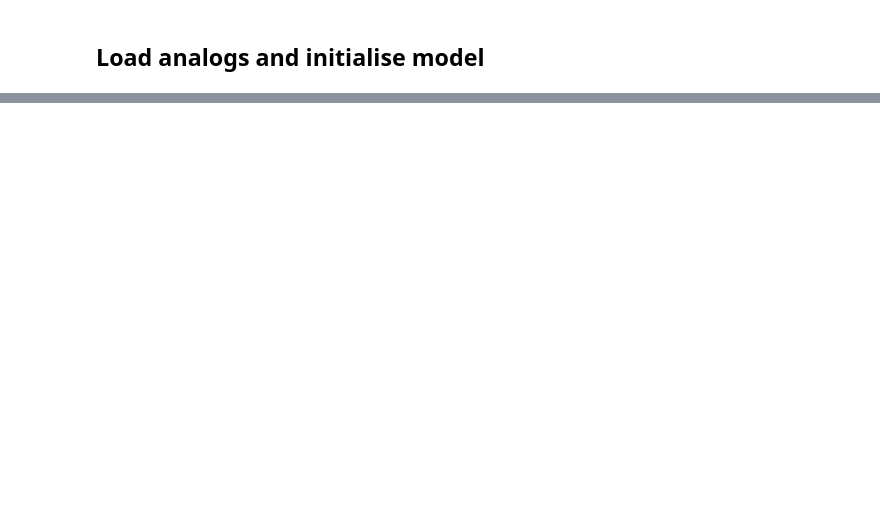
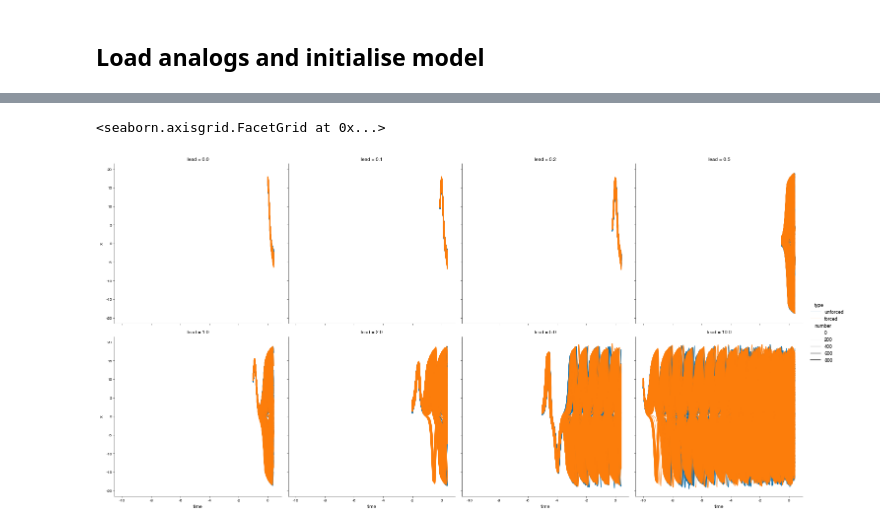
Before and after one commit to njleach/Thesis, a Jupyter notebook: Introduction/Figures/initialised-lorenz.ipynb, the cells around one changed output, grey strips where cells are left out. Cells and saved outputs as stored; diff of their text form; code cells hidden in the pictures; blank space fills up the shorter version.

```diff
--- a/Introduction/Figures/initialised-lorenz.ipynb
+++ b/Introduction/Figures/initialised-lorenz.ipynb
@@ -228,0 +229,5 @@ fcs = xr.concat(fcs,dim='lead')
+# %%
+sn.relplot(data=fcs[['x','y']].to_dataframe().reset_index(),x='time',y='x',hue='type',col='lead',size='number',size_order=(0.1,0.1),col_wrap=4,kind='line')
+# %% [output]
+<seaborn.axisgrid.FacetGrid at 0x...>
+[figure, added]
```
Also changed, not shown: parts of 25 cells of this notebook, 13 other files.
